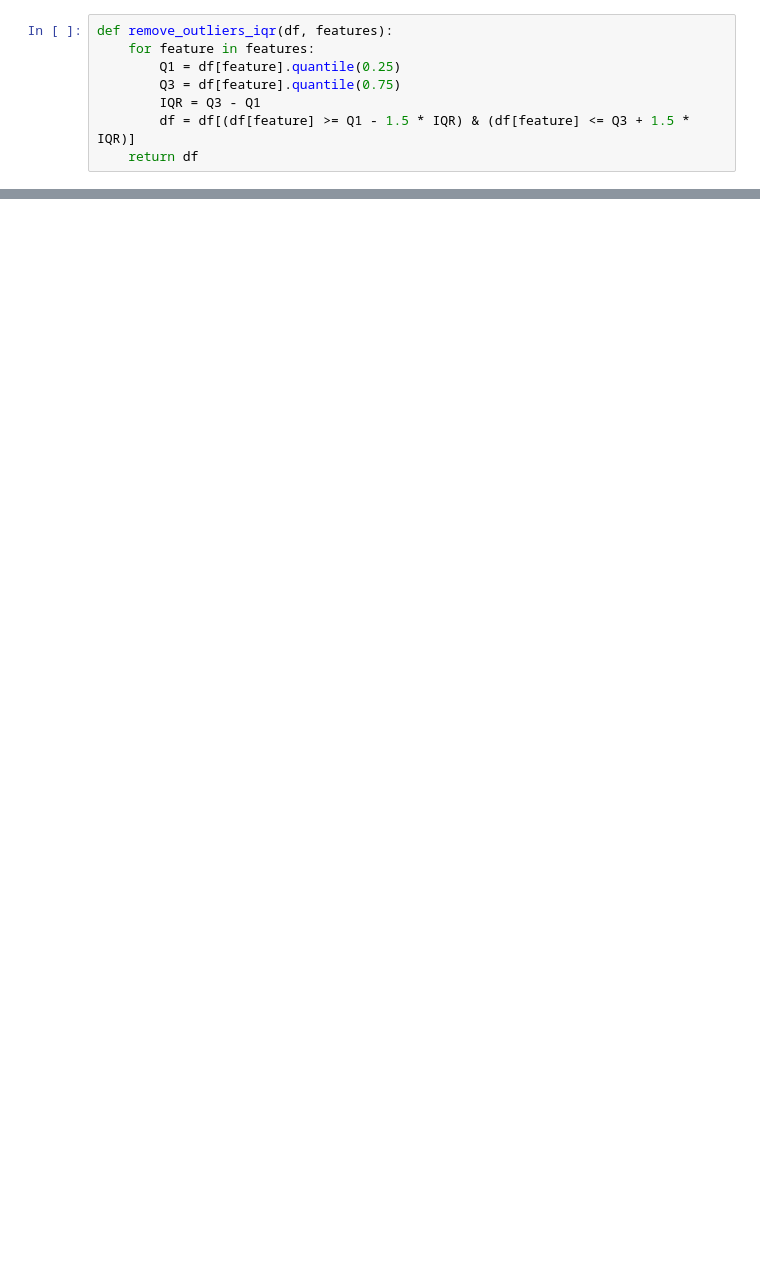
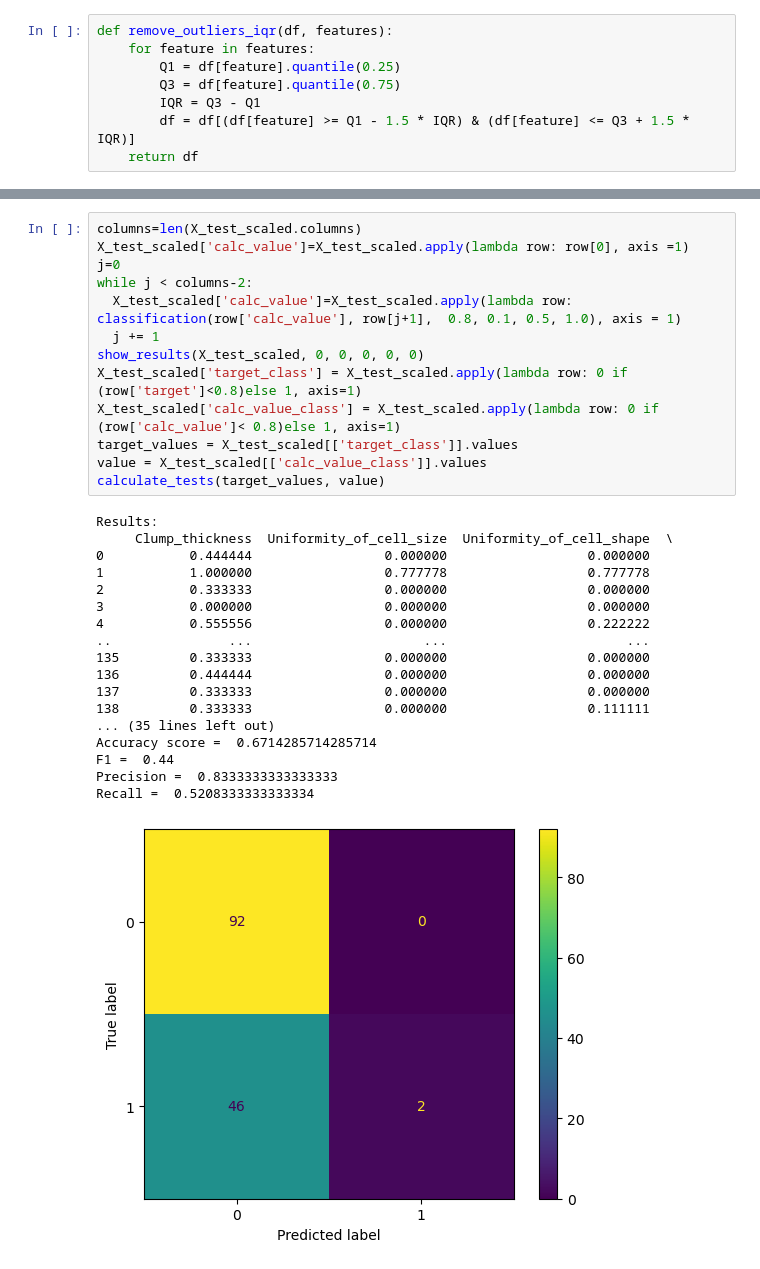
Before and after one commit to zukanovicmilica/MH, a Jupyter notebook: Others - Breast Cancer.ipynb, the cells around one changed output, grey strips where cells are left out. Drawn from its saved outputs; the diff is of its cells as text; blank space fills up the shorter version.

```diff
--- a/Others - Breast Cancer.ipynb
+++ b/Others - Breast Cancer.ipynb
@@ -191,0 +405,32 @@ Neural Network Train (CV)  0.0000  0.0000    1.0000     1.0000  1.0000  1.00
+# %%
+columns=len(X_test_scaled.columns)
+X_test_scaled['calc_value']=X_test_scaled.apply(lambda row: row[0], axis =1)
+j=0
+while j < columns-2:
+  X_test_scaled['calc_value']=X_test_scaled.apply(lambda row: classification(row['calc_value'], row[j+1],  0.8, 0.1, 0.5, 1.0), axis = 1)
+  j += 1
+show_results(X_test_scaled, 0, 0, 0, 0, 0)
+X_test_scaled['target_class'] = X_test_scaled.apply(lambda row: 0 if (row['target']<0.8)else 1, axis=1)
+X_test_scaled['calc_value_class'] = X_test_scaled.apply(lambda row: 0 if (row['calc_value']< 0.8)else 1, axis=1)
+target_values = X_test_scaled[['target_class']].values
+value = X_test_scaled[['calc_value_class']].values
+calculate_tests(target_values, value)
+# %% [output]
+Results:
+     Clump_thickness  Uniformity_of_cell_size  Uniformity_of_cell_shape  \
+0           0.444444                 0.000000                  0.000000
+1           1.000000                 0.777778                  0.777778
+2           0.333333                 0.000000                  0.000000
+3           0.000000                 0.000000                  0.000000
+4           0.555556                 0.000000                  0.222222
+..               ...                      ...                       ...
+135         0.333333                 0.000000                  0.000000
+136         0.444444                 0.000000                  0.000000
+137         0.333333                 0.000000                  0.000000
+138         0.333333                 0.000000                  0.111111
+... (35 lines left out)
+Accuracy score =  0.6714285714285714
+F1 =  0.44
+Precision =  0.8333333333333333
+Recall =  0.5208333333333334
+[figure, added]
```
Also changed, not shown: parts of 15 cells of this notebook, 1 other file.
